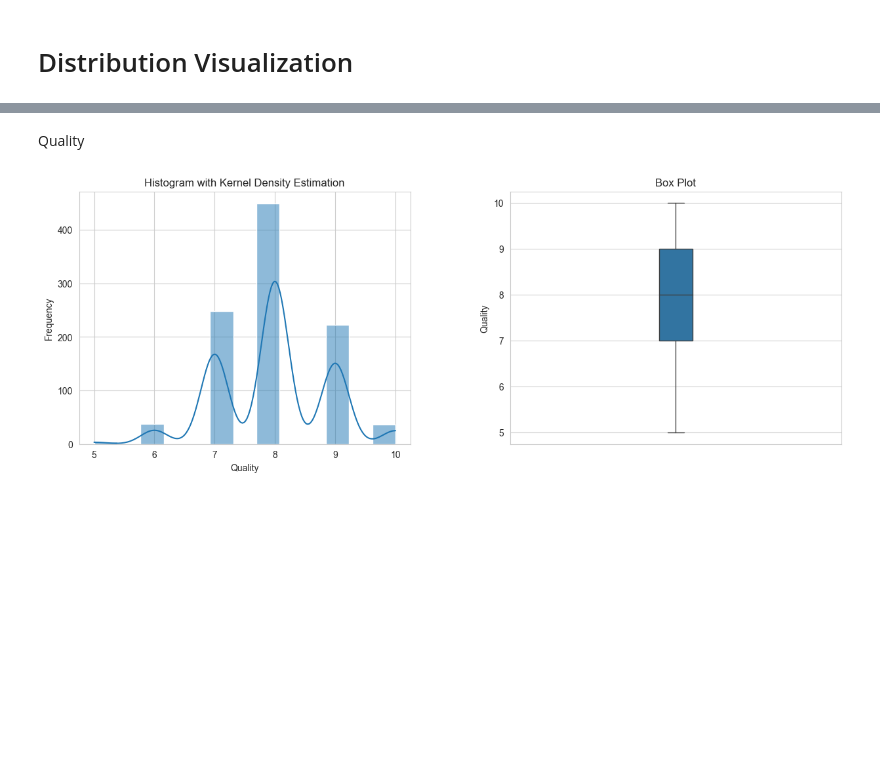
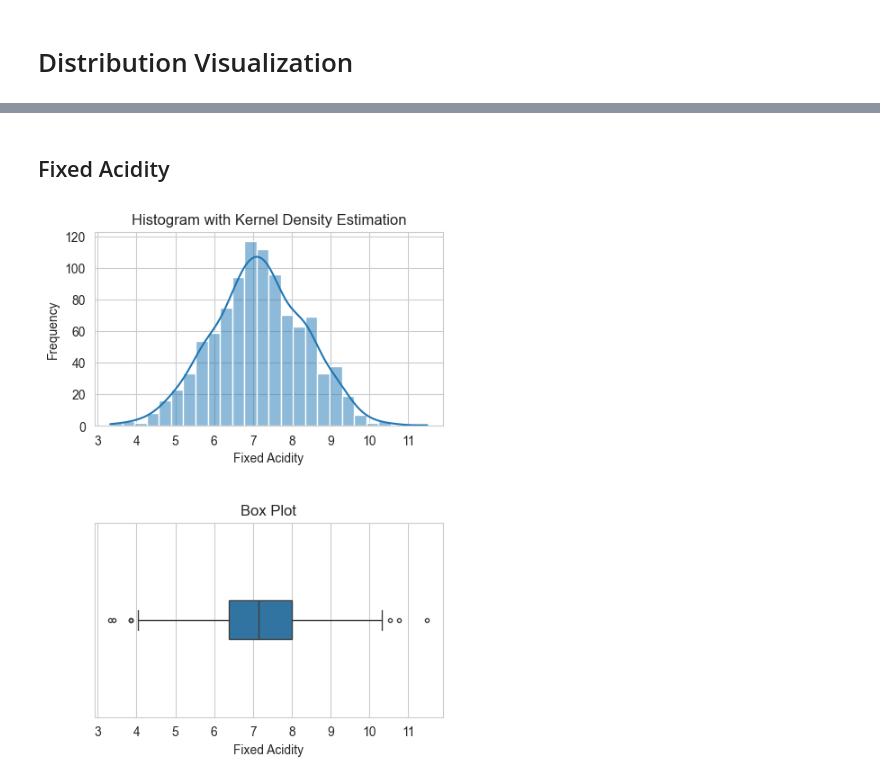
Before and after one commit to noelsimbolon/vinum, a Jupyter notebook: notebooks/02_distribution_visualization.ipynb, the cells around one changed output, grey strips where cells are left out. Cells and saved outputs as stored; diff of their text form; code cells hidden in the pictures; blank space fills up the shorter version.

```diff
--- a/notebooks/02_distribution_visualization.ipynb
+++ b/notebooks/02_distribution_visualization.ipynb
@@ -419,37 +2,0 @@ plt.show()
-# %% [markdown]
-Quality
-# %%
-# Create a figure with subplots for the histograms and box plots
-fig, axs = plt.subplots(ncols=2,
-                        figsize=(15, 5))
-
-# Add space between subplots
-fig.subplots_adjust(wspace=0.3)
-
-# Create the histograms on the left subplot
-sns.histplot(data=df,
-             x="quality",
-             kde=True,
-             ax=axs[0])
-
-# Create the box plots on the right subplot
-sns.boxplot(data=df,
-            y="quality",
-            width=0.1,
-            fliersize=3,
-            linewidth=1,
-            ax=axs[1])
-
-# Customize the styling of the histograms
-axs[0].set_xlabel("Quality")
-axs[0].set_ylabel("Frequency")
-axs[0].set_title("Histogram with Kernel Density Estimation")
-
-# Customize the styling of the box plots
-axs[1].set_ylabel("Quality")
-axs[1].set_title("Box Plot")
-
-# Show the figure
-plt.show()
-# %% [output]
-[figure, removed]
@@ -455,0 +9,40 @@ plt.show()
+# %% [markdown]
+<p></p>
+
+## Fixed Acidity
+# %%
+# Create a figure with subplots for the histograms and box plots
+fig, axs = plt.subplots(nrows=2,
+                        figsize=(5, 7))
+
+# Add space between subplots
+fig.subplots_adjust(hspace=0.5)
+
+# Create the histograms on the left subplot
+sns.histplot(data=df,
+             x="fixed acidity",
+             kde=True,
+             ax=axs[0])
+
+# Create the box plots on the right subplot
+sns.boxplot(data=df,
+            x="fixed acidity",
+            width=0.2,
+            fliersize=3,
+            linewidth=1,
+            ax=axs[1],
+            flierprops={"marker":"o", "markerfacecolor":"none"})
+
+# Customize the styling of the histograms
+axs[0].set_xlabel("Fixed Acidity")
+axs[0].set_ylabel("Frequency")
+axs[0].set_title("Histogram with Kernel Density Estimation")
+
+# Customize the styling of the box plots
+axs[1].set_xlabel("Fixed Acidity")
+axs[1].set_title("Box Plot")
+
+# Show the figure
+plt.show()
+# %% [output]
+[figure, added]
```
Also changed, not shown: parts of 60 cells of this notebook.
